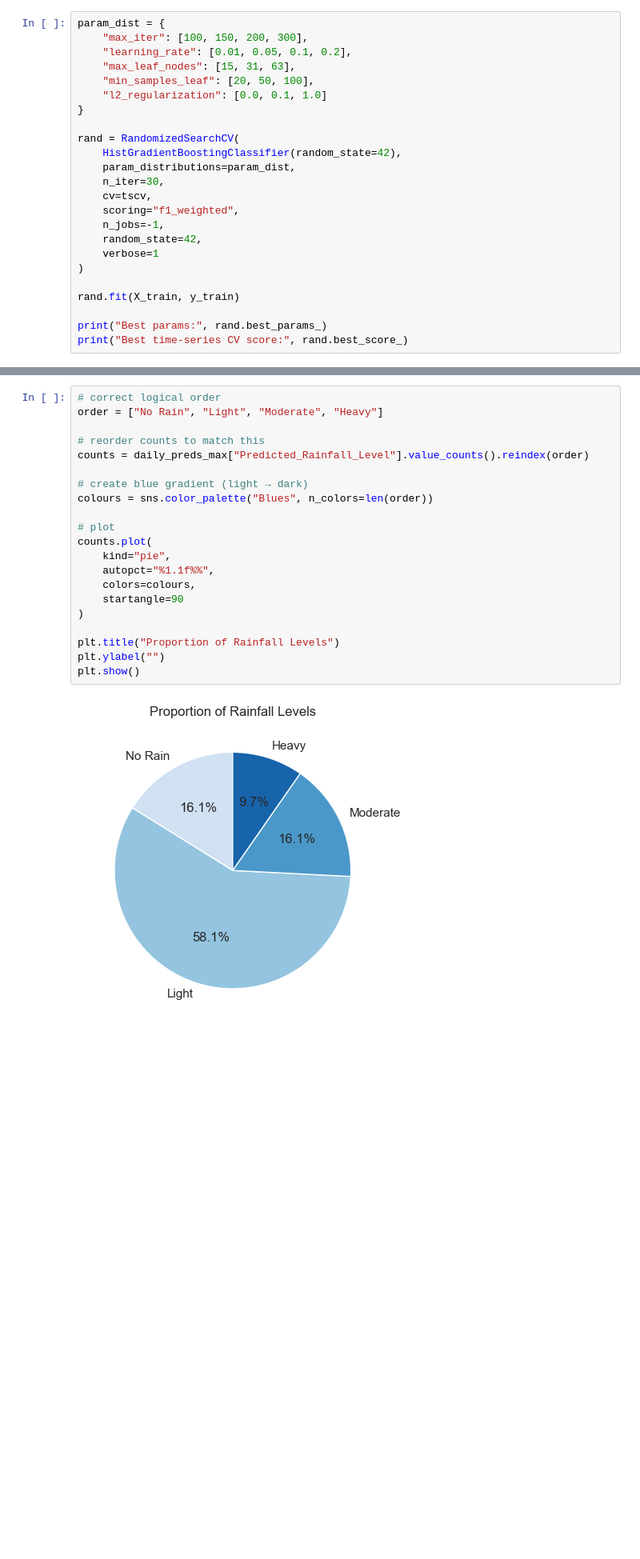
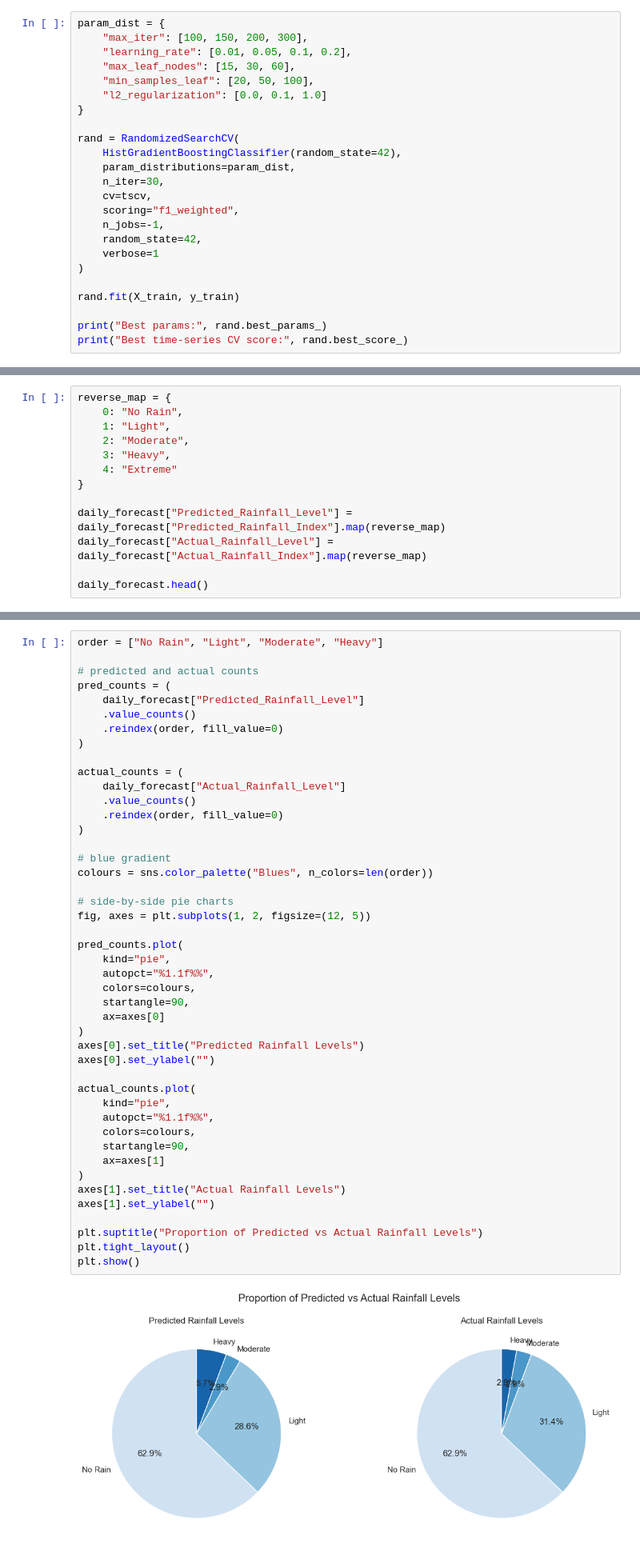
Before and after one commit to Zewen-Zhao/ADS2001_GroupMC3, a Jupyter notebook: Modelling/modelling_jiehni.ipynb, the cells around one changed output, grey strips where cells are left out. Shown at 80% size. Saved outputs shown, nothing was run; the diff lists cells and outputs as text; blank space fills up the shorter version.

```diff
--- a/Modelling/modelling_jiehni.ipynb
+++ b/Modelling/modelling_jiehni.ipynb
@@ -459,7 +387,7 @@ This checks whether the model is learning real patterns or just picking up unint
 param_dist = {
     "max_iter": [100, 150, 200, 300],
     "learning_rate": [0.01, 0.05, 0.1, 0.2],
-    "max_leaf_nodes": [15, 31, 63],
+    "max_leaf_nodes": [15, 30, 60],
     "min_samples_leaf": [20, 50, 100],
     "l2_regularization": [0.0, 0.1, 1.0]
 }
@@ -735,0 +614,13 @@ print(daily_preds_max)
+# %%
+reverse_map = {
+    0: "No Rain",
+    1: "Light",
+    2: "Moderate",
+    3: "Heavy",
+    4: "Extreme"
+}
+
+daily_forecast["Predicted_Rainfall_Level"] = daily_forecast["Predicted_Rainfall_Index"].map(reverse_map)
+daily_forecast["Actual_Rainfall_Level"] = daily_forecast["Actual_Rainfall_Index"].map(reverse_map)
+
+daily_forecast.head()
@@ -843,23 +767,47 @@ plt.show()
 # %%
-# correct logical order
 order = ["No Rain", "Light", "Moderate", "Heavy"]
 
-# reorder counts to match this
-counts = daily_preds_max["Predicted_Rainfall_Level"].value_counts().reindex(order)
+# predicted and actual counts
+pred_counts = (
+    daily_forecast["Predicted_Rainfall_Level"]
+    .value_counts()
+    .reindex(order, fill_value=0)
+)
 
-# create blue gradient (light → dark)
+actual_counts = (
+    daily_forecast["Actual_Rainfall_Level"]
+    .value_counts()
+    .reindex(order, fill_value=0)
+)
+
+# blue gradient
 colours = sns.color_palette("Blues", n_colors=len(order))
 
-# plot
-counts.plot(
+# side-by-side pie charts
+fig, axes = plt.subplots(1, 2, figsize=(12, 5))
+
+pred_counts.plot(
     kind="pie",
     autopct="%1.1f%%",
     colors=colours,
-    startangle=90
+    startangle=90,
+    ax=axes[0]
 )
+axes[0].set_title("Predicted Rainfall Levels")
+axes[0].set_ylabel("")
 
-plt.title("Proportion of Rainfall Levels")
-plt.ylabel("")
+actual_counts.plot(
+    kind="pie",
+    autopct="%1.1f%%",
+    colors=colours,
+    startangle=90,
+    ax=axes[1]
+)
+axes[1].set_title("Actual Rainfall Levels")
+axes[1].set_ylabel("")
+
+plt.suptitle("Proportion of Predicted vs Actual Rainfall Levels")
+plt.tight_layout()
 plt.show()
 # %% [output]
-[figure, old version]
+[figure, new version]
```
Also changed, not shown: parts of 57 cells of this notebook.
